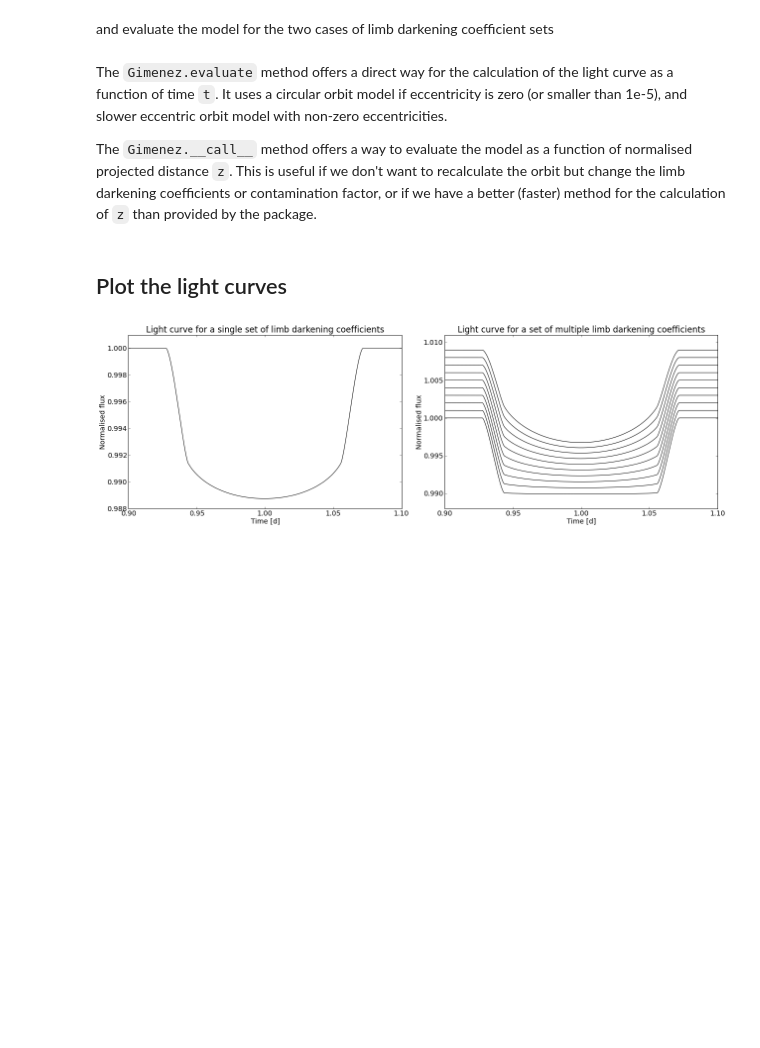
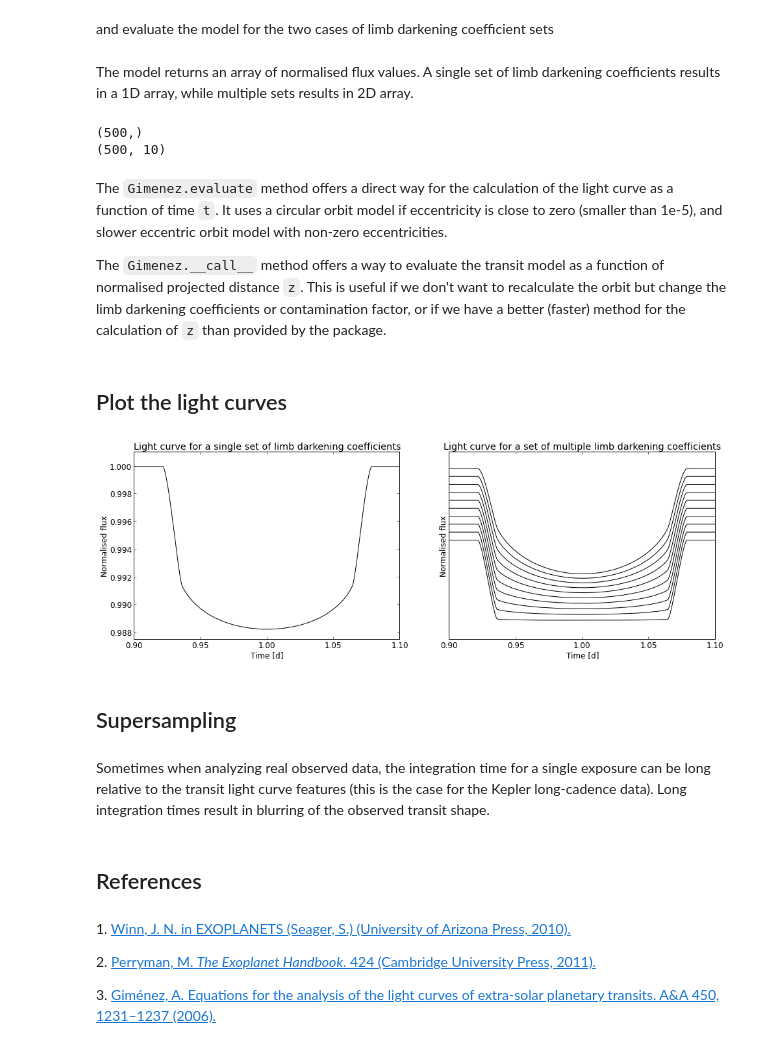
Before and after one commit to hpparvi/PyTransit, a Jupyter notebook: notebooks/PyTransit_Example_1.ipynb, the cells around one changed output. Cells and saved outputs as stored; diff of their text form; code cells hidden in the pictures; blank space fills up the shorter version.

```diff
--- a/notebooks/PyTransit_Example_1.ipynb
+++ b/notebooks/PyTransit_Example_1.ipynb
@@ -23,5 +29,5 @@ The parameters are:
 # %%
-k, t0, p, a, i, e, w = 0.1, 1, 4, 8, 0.48*np.pi, 0.2, 0.5
+k, t0, p, a, i, e, w = 0.1, 1, 4, 8, 0.5*pi, 0.2, 0.5
 t = np.linspace(0.9,1.1,500)
 
 us = [0.4,0.1]
@@ -35,25 +41,47 @@ m = Gimenez()
 # %% [markdown]
 and evaluate the model for the two cases of limb darkening coefficient sets
 # %%
-Is = m.evaluate(t, k, us, t0, p, a, i, e, w)
-Im = m.evaluate(t, k, um, t0, p, a, i, e, w)
+fs = m.evaluate(t, k, us, t0, p, a, i, e, w)
+fm = m.evaluate(t, k, um, t0, p, a, i, e, w)
+# %% [markdown]
+The model returns an array of normalised flux values. A single set of limb darkening coefficients results in a 1D array, while multiple sets results in 2D array.
+# %%
+print fs.shape
+print fm.shape
+# %% [output]
+(500,)
+(500, 10)
 # %% [markdown]
 The `Gimenez.evaluate` method offers a direct way for the calculation of the light curve as a function of time `t`. It uses a circular
-orbit model if eccentricity is zero (or smaller than 1e-5), and slower eccentric orbit model with non-zero eccentricities.
+orbit model if eccentricity is close to zero (smaller than 1e-5), and slower eccentric orbit model with non-zero eccentricities.
 
-The `Gimenez.__call__` method offers a way to evaluate the model as a function of normalised projected distance `z`. This is useful
+The `Gimenez.__call__` method offers a way to evaluate the transit model as a function of normalised projected distance `z`. This is useful
 if we don't want to recalculate the orbit but change the limb darkening coefficients or contamination factor, or if we have a better (faster)
 method for the calculation of `z` than provided by the package.
 # %% [markdown]
 Plot the light curves
 ---------------------
 # %%
-pl.rc('font', size=14)
-fig,ax = pl.subplots(1,2,figsize=(18,6))
-ax[0].plot(t,Is, 'k');
-ax[1].plot(t,Im + np.arange(um.shape[0])*0.001, 'k');
-pl.setp(ax[0], ylim=(0.988,1.001), xlabel='Time [d]', ylabel='Normalised flux', title='Light curve for a single set of limb darkening coefficients');
-pl.setp(ax[1], ylim=(0.988,1.011), xlabel='Time [d]', ylabel='Normalised flux', title='Light curve for a set of multiple limb darkening coefficients');
+rc('font', size=12)
+fig,ax = subplots(1,2,figsize=(14,5))
+ax[0].plot(t,fs, 'k');
+ax[1].plot(t,fm + np.arange(um.shape[0])*0.001, 'k');
+setp(ax[0], ylim=(0.9875,1.001), xlabel='Time [d]', ylabel='Normalised flux',
+        title='Light curve for a single set of limb darkening coefficients');
+setp(ax[1], ylim=(0.9875,1.011), yticks=[], xlabel='Time [d]', ylabel='Normalised flux',
+        title='Light curve for a set of multiple limb darkening coefficients');
 fig.tight_layout()
 # %% [output]
-[figure, old version]
+[figure, new version]
+# %% [markdown]
+## Supersampling
+# %% [markdown]
+Sometimes when analyzing real observed data, the integration time for a single exposure can be long relative to the transit light curve features (this is the case for the Kepler long-cadence data). Long integration times result in blurring of the observed transit shape.
+# %% [markdown]
+## References
+# %% [markdown]
+<a id="Winn2010">1.</a> <a href="http://arxiv.org/abs/1001.2010">Winn, J. N. in EXOPLANETS (Seager, S.) (University of Arizona Press, 2010).</a>
+
+<a id="Perryman2011">2.</a> <a href="http://www.cambridge.org/us/academic/subjects/astronomy/extrasolar-planets-and-astrobiology/exoplanet-handbook">Perryman, M. <cite>The Exoplanet Handbook</cite>. 424 (Cambridge University Press, 2011).</a>
+
+<a id="Gimenez2006">3.</a> <a href="http://adsabs.harvard.edu/abs/2006A&A...450.1231G">Giménez, A. Equations for the analysis of the light curves of extra-solar planetary transits. A&A 450, 1231–1237 (2006).</a>
```
Also changed, not shown: parts of 6 cells of this notebook, 1 other file.
